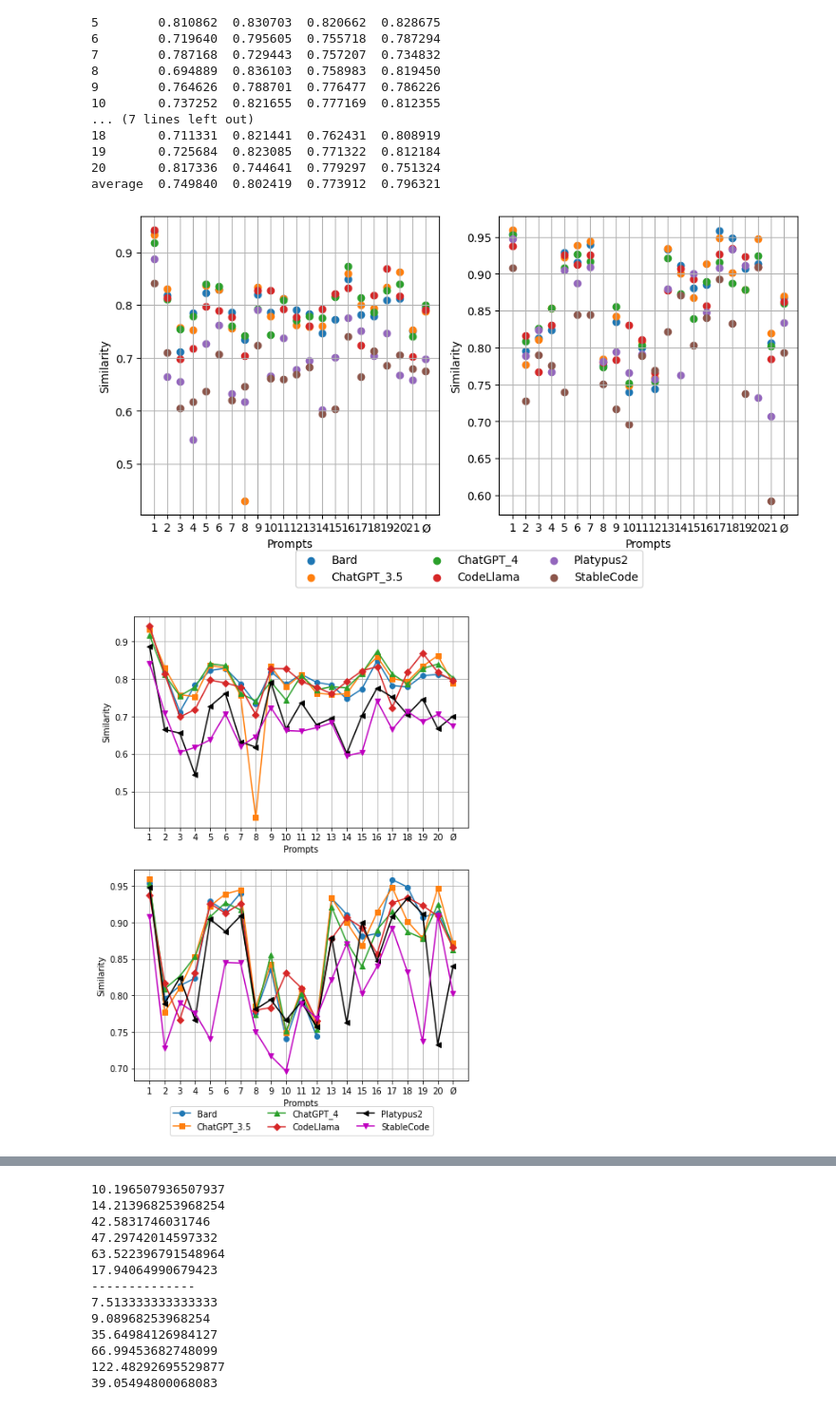
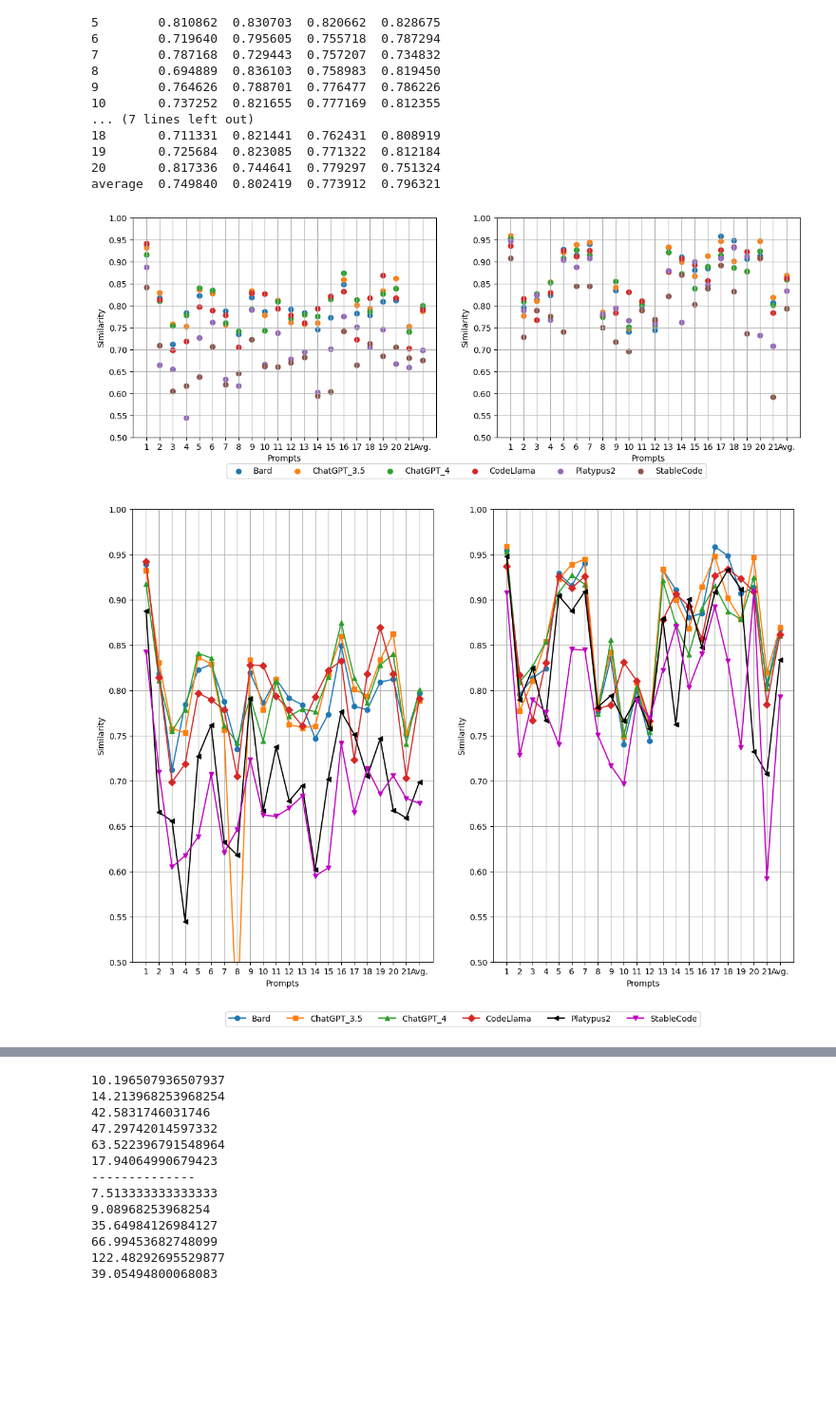
Before and after one commit to iswunistuttgart/generating_plc_code_with_llms, a Jupyter notebook: LLM_Test/plots.ipynb, the cells around one changed output, grey strips where cells are left out. Shown: that part at 95% size. Drawn from its saved outputs; the diff is of its cells as text; code cells hidden in the pictures; blank space fills up the shorter version.

Commit message:
update images

```diff
--- a/LLM_Test/plots.ipynb
+++ b/LLM_Test/plots.ipynb
@@ -83,19 +83,19 @@ f1    0.727621
 f3    0.734009
 Name: average, dtype: float64
 # %%
-df1 = pd.read_csv('../Code#1/Bard/BertScore.csv',index_col=0)
-df2 = pd.read_csv('../Code#1/ChatGPT_3.5/BertScore.csv',index_col=0)
-df3 = pd.read_csv('../Code#1/ChatGPT_4/BertScore.csv',index_col=0)
-df4 = pd.read_csv('../Code#1/CodeLlama/BertScore.csv',index_col=0)
-df5 = pd.read_csv('../Code#1/Platypus2/BertScore.csv',index_col=0)
-df6 = pd.read_csv('../Code#1/StableCode/BertScore.csv',index_col=0)
+df1 = pd.read_csv('../Code#1/Bard/BertScore.csv',sep=",",index_col=0)
+df2 = pd.read_csv('../Code#1/ChatGPT_3.5/BertScore.csv',sep=",",index_col=0)
+df3 = pd.read_csv('../Code#1/ChatGPT_4/BertScore.csv',sep=",",index_col=0)
+df4 = pd.read_csv('../Code#1/CodeLlama/BertScore.csv',sep=",",index_col=0)
+df5 = pd.read_csv('../Code#1/Platypus2/BertScore.csv',sep=",",index_col=0)
+df6 = pd.read_csv('../Code#1/StableCode/BertScore.csv',sep=",",index_col=0)
 
-daf1 = pd.read_csv('../Code#2/Bard/BertScore.csv',index_col=0)
-daf2 = pd.read_csv('../Code#2/ChatGPT_3.5/BertScore.csv',index_col=0)
-daf3 = pd.read_csv('../Code#2/ChatGPT_4/BertScore.csv',index_col=0)
-daf4 = pd.read_csv('../Code#2/CodeLlama/BertScore.csv',index_col=0)
-daf5 = pd.read_csv('../Code#2/Platypus2/BertScore.csv',index_col=0)
-daf6 = pd.read_csv('../Code#2/StableCode/BertScore.csv',index_col=0)
+daf1 = pd.read_csv('../Code#2/Bard/BertScore.csv',sep=",",index_col=0)
+daf2 = pd.read_csv('../Code#2/ChatGPT_3.5/BertScore.csv',sep=",",index_col=0)
+daf3 = pd.read_csv('../Code#2/ChatGPT_4/BertScore.csv',sep=",",index_col=0)
+daf4 = pd.read_csv('../Code#2/CodeLlama/BertScore.csv',sep=",",index_col=0)
+daf5 = pd.read_csv('../Code#2/Platypus2/BertScore.csv',sep=",",index_col=0)
+daf6 = pd.read_csv('../Code#2/StableCode/BertScore.csv',sep=",",index_col=0)
 print(df1)
 # %% [output]
                 p         f        f1        f3
@@ -118,64 +118,75 @@ average  0.749840  0.802419  0.773912  0.796321
 # %%
 fig, (ax1, ax2) = plt.subplots(1,2)
 
-x = np.array([f'{i}' for i in range(1,22)] + ['Ø'])
+x = np.array([f'{i}' for i in range(1,22)] + ['Avg.'])
 ax1.scatter(x, df1['f3'],label='Bard')
 ax1.scatter(x, df2['f3'],label="ChatGPT_3.5")
 ax1.scatter(x, df3['f3'],label="ChatGPT_4")
 ax1.scatter(x, df4['f3'],label="CodeLlama")
 ax1.scatter(x, df5['f3'],label="Platypus2")
 ax1.scatter(x, df6['f3'],label="StableCode")
-ax1.legend(loc='upper center', bbox_to_anchor=(1.1, -0.1), ncol=3)
+ax1.legend(loc='upper center', bbox_to_anchor=(1.1, -0.1), ncol=6)
+ax1.set_ylim(0.5, 1)
+ax1.set_yticks(np.arange(0.5, 1.05, 0.05))
 ax1.grid(True)
 ax1.set_xlabel('Prompts')
 ax1.set_ylabel('Similarity')
 # ax1.xticks(np.arange(0,21,2))
 
 ax2.scatter(x, daf1['f3'],label='Bard')
 ax2.scatter(x, daf2['f3'],label="ChatGPT_3.5")
 ax2.scatter(x, daf3['f3'],label="ChatGPT_4")
 ax2.scatter(x, daf4['f3'],label="CodeLlama")
 ax2.scatter(x, daf5['f3'],label="Platypus2")
 ax2.scatter(x, daf6['f3'],label="StableCode")
 # ax2.legend(loc='upper center', bbox_to_anchor=(0.5, -0.05))
+ax2.set_ylim(0.5, 1)
+ax2.set_yticks(np.arange(0.5, 1.05, 0.05))
 ax2.grid(True)
 ax2.set_xlabel('Prompts')
 ax2.set_ylabel('Similarity')
 # ax2.xticks(np.arange(0,21,2))
 # fig.legend(loc='upper center', bbox_to_anchor=(0.5, -0.05), ncol=5)
-fig.set_figwidth(10.5)
+fig.set_figwidth(14.5)
+plt.savefig('img/Similarity.Prompts.Circle.pdf', bbox_inches='tight')
 # %% [output]
-[figure, old version]
+[figure, new version]
 # %%
-fig, (ax1, ax2) = plt.subplots(2,1)
+fig, (ax1, ax2) = plt.subplots(1,2)
 
-x = np.array([f'{i}' for i in range(1,21)] + ['Ø'])
-ax1.plot(x, df1['F3'],label='Bard',marker="o")
-ax1.plot(x, df2['F3'],label="ChatGPT_3.5",marker="s")
-ax1.plot(x, df3['F3'],label="ChatGPT_4",marker="^")
-ax1.plot(x, df4['F3'],label="CodeLlama",marker="D")
-ax1.plot(x, df5['F3'],label="Platypus2",marker="<",color='k')
-ax1.plot(x, df6['F3'],label="StableCode",marker="v",color='m')
+x = np.array([f'{i}' for i in range(1,22)] + ['Avg.'])
+ax1.plot(x, df1['f3'],label='Bard',marker="o")
+ax1.plot(x, df2['f3'],label="ChatGPT_3.5",marker="s")
+ax1.plot(x, df3['f3'],label="ChatGPT_4",marker="^")
+ax1.plot(x, df4['f3'],label="CodeLlama",marker="D")
+ax1.plot(x, df5['f3'],label="Platypus2",marker="<",color='k')
+ax1.plot(x, df6['f3'],label="StableCode",marker="v",color='m')
 # ax1.legend(loc='upper center', bbox_to_anchor=(1.2, 0.1), ncol=1)
+ax1.legend(loc='upper center', bbox_to_anchor=(1.1, -0.1), ncol=6)
+ax1.set_ylim(0.5, 1)
+ax1.set_yticks(np.arange(0.5, 1.05, 0.05))
 ax1.grid(True)
 ax1.set_xlabel('Prompts')
 ax1.set_ylabel('Similarity')
 # ax1.xticks(np.arange(0,21,2))
 
-ax2.plot(x, daf1['F3'],label='Bard',marker="o")
-ax2.plot(x, daf2['F3'],label="ChatGPT_3.5",marker="s")
-ax2.plot(x, daf3['F3'],label="ChatGPT_4",marker="^")
-ax2.plot(x, daf4['F3'],label="CodeLlama",marker="D")
-ax2.plot(x, daf5['F3'],label="Platypus2",marker="<",color='k')
-ax2.plot(x, daf6['F3'],label="StableCode",marker="v",color='m')
-ax2.legend(loc='upper center', bbox_to_anchor=(0.5, -0.1), ncol=3)
+ax2.plot(x, daf1['f3'],label='Bard',marker="o")
+ax2.plot(x, daf2['f3'],label="ChatGPT_3.5",marker="s")
+ax2.plot(x, daf3['f3'],label="ChatGPT_4",marker="^")
+ax2.plot(x, daf4['f3'],label="CodeLlama",marker="D")
+ax2.plot(x, daf5['f3'],label="Platypus2",marker="<",color='k')
+ax2.plot(x, daf6['f3'],label="StableCode",marker="v",color='m')
+#ax2.legend(loc='upper center', bbox_to_anchor=(0.5, -0.1), ncol=3)
+ax2.set_ylim(0.5, 1)
+ax2.set_yticks(np.arange(0.5, 1.05, 0.05))
 ax2.grid(True)
 ax2.set_xlabel('Prompts')
 ax2.set_ylabel('Similarity')
 # ax2.xticks(np.arange(0,21,2))
 # fig.legend(loc='upper center', bbox_to_anchor=(0.5, -0.05), ncol=5)
 fig.set_figheight(10)
-fig.set_figwidth(7)
+fig.set_figwidth(14.5)
+plt.savefig('img/lineplot.pdf', bbox_inches='tight')
 # %% [output]
-[figure, old version]
+[figure, new version]
 # %%
```
Also changed, not shown: parts of 6 cells of this notebook, 6 other files.
